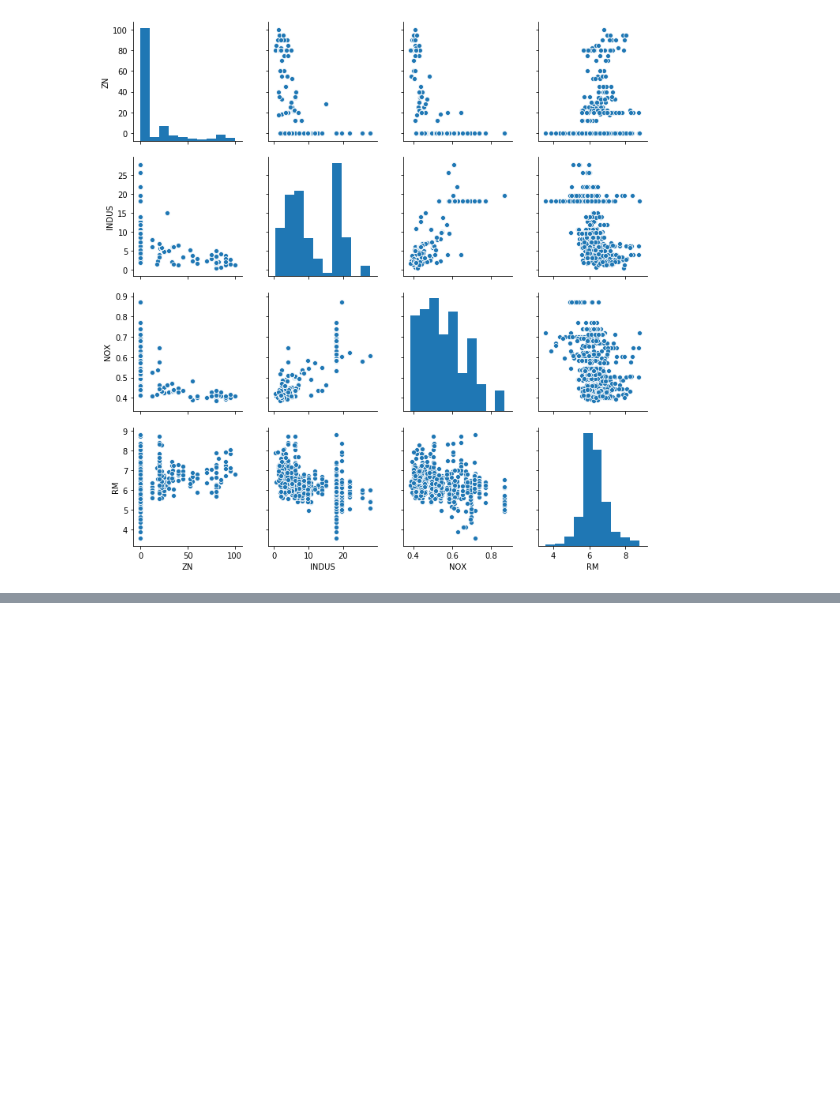
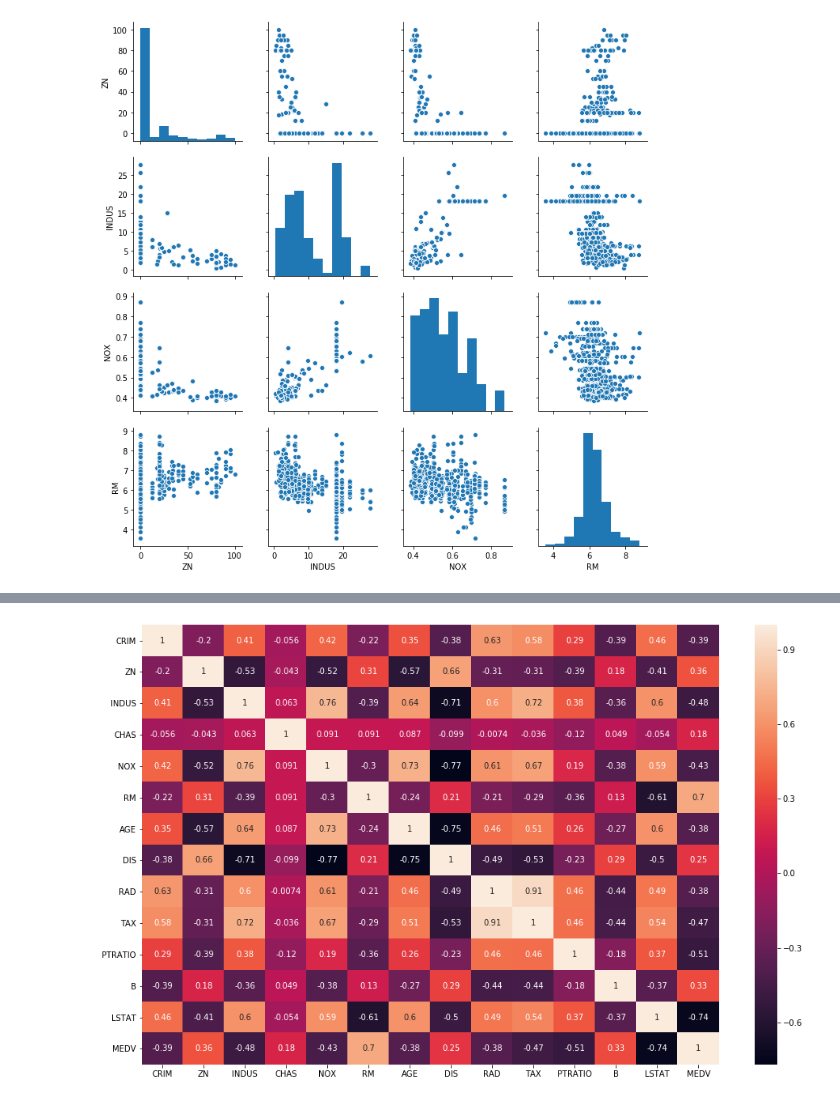
Before and after one commit to rzadrzi/machin-learning-tutorial-01, a Jupyter notebook: 01-Regression/housing.ipynb, the cells around one changed output, grey strips where cells are left out. Cells and saved outputs as stored; diff of their text form; code cells hidden in the pictures; blank space fills up the shorter version.

```diff
--- a/01-Regression/housing.ipynb
+++ b/01-Regression/housing.ipynb
@@ -65,0 +88,6 @@ plt.show()
+# %%
+plt.figure(figsize=(16,10))
+sns.heatmap(data.corr(), annot=True)
+plt.show()
+# %% [output]
+[figure, added]
```
Also changed, not shown: parts of 4 cells of this notebook.
